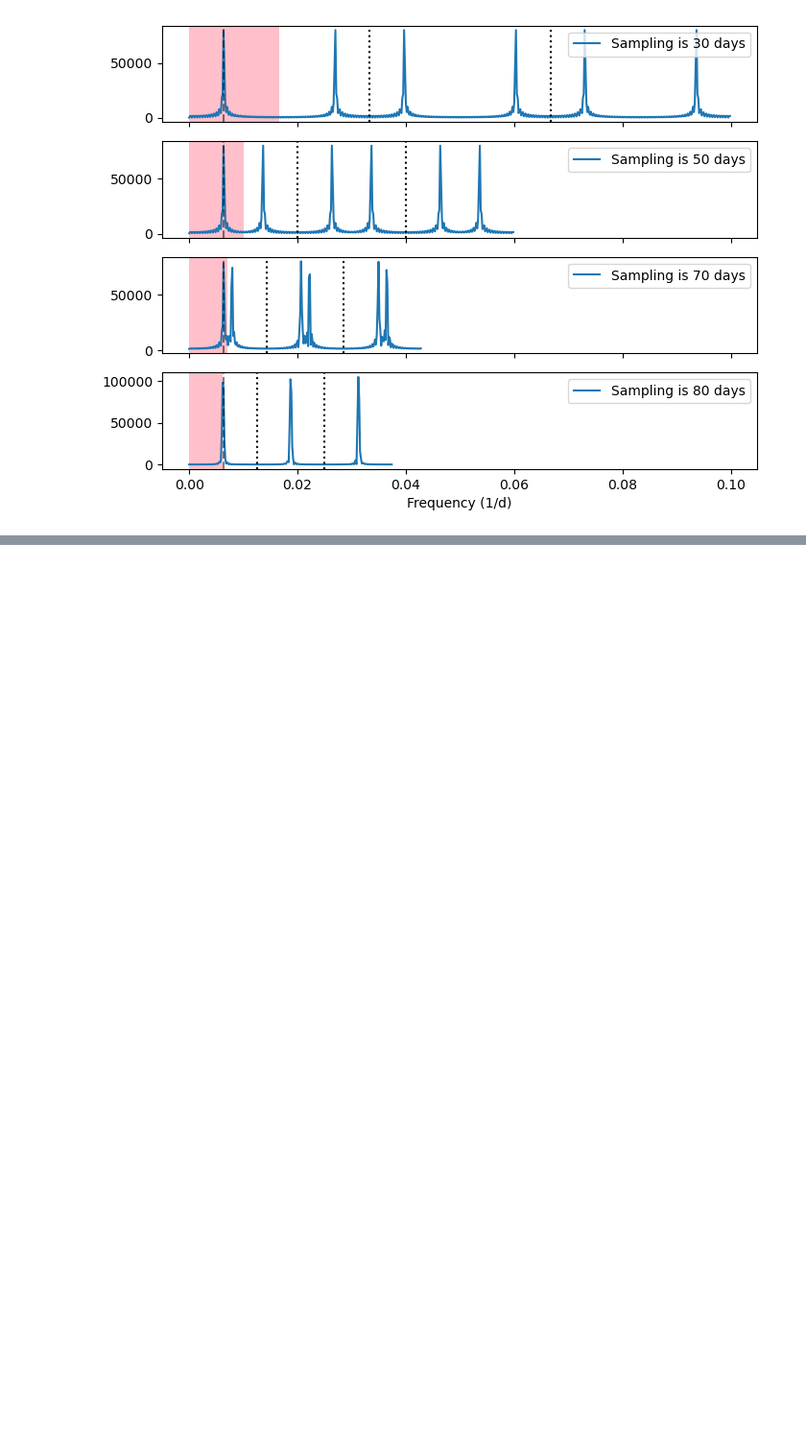
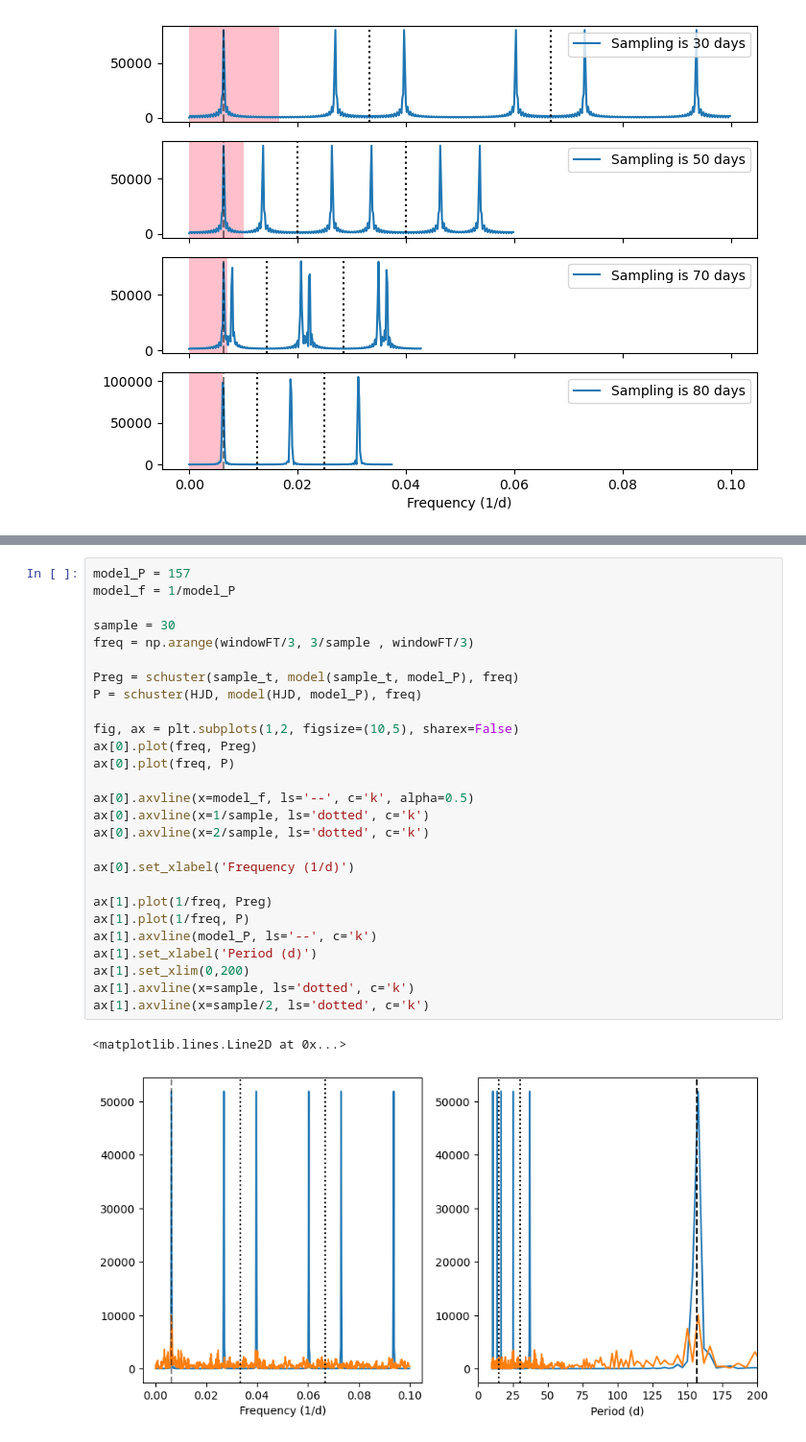
Before and after one commit to shaqsead16/ngc1624-2021, a Jupyter notebook: LSuncertainties/LSunertainties.ipynb, the cells around one changed output, grey strips where cells are left out. Shown at 96% size. Saved outputs shown, nothing was run; the diff lists cells and outputs as text; blank space fills up the shorter version.

```diff
--- a/LSuncertainties/LSunertainties.ipynb
+++ b/LSuncertainties/LSunertainties.ipynb
@@ -294,0 +345,30 @@ for item in ax:
+# %%
+model_P = 157
+model_f = 1/model_P
+
+sample = 30
+freq = np.arange(windowFT/3, 3/sample , windowFT/3)
+
+Preg = schuster(sample_t, model(sample_t, model_P), freq)
+P = schuster(HJD, model(HJD, model_P), freq)
+
+fig, ax = plt.subplots(1,2, figsize=(10,5), sharex=False)
+ax[0].plot(freq, Preg)
+ax[0].plot(freq, P)
+
+ax[0].axvline(x=model_f, ls='--', c='k', alpha=0.5)
+ax[0].axvline(x=1/sample, ls='dotted', c='k')
+ax[0].axvline(x=2/sample, ls='dotted', c='k')
+
+ax[0].set_xlabel('Frequency (1/d)')
+
+ax[1].plot(1/freq, Preg)
+ax[1].plot(1/freq, P)
+ax[1].axvline(model_P, ls='--', c='k')
+ax[1].set_xlabel('Period (d)')
+ax[1].set_xlim(0,200)
+ax[1].axvline(x=sample, ls='dotted', c='k')
+ax[1].axvline(x=sample/2, ls='dotted', c='k')
+# %% [output]
+<matplotlib.lines.Line2D at 0x...>
+[figure, added]
```
Also changed, not shown: parts of 12 cells of this notebook.
